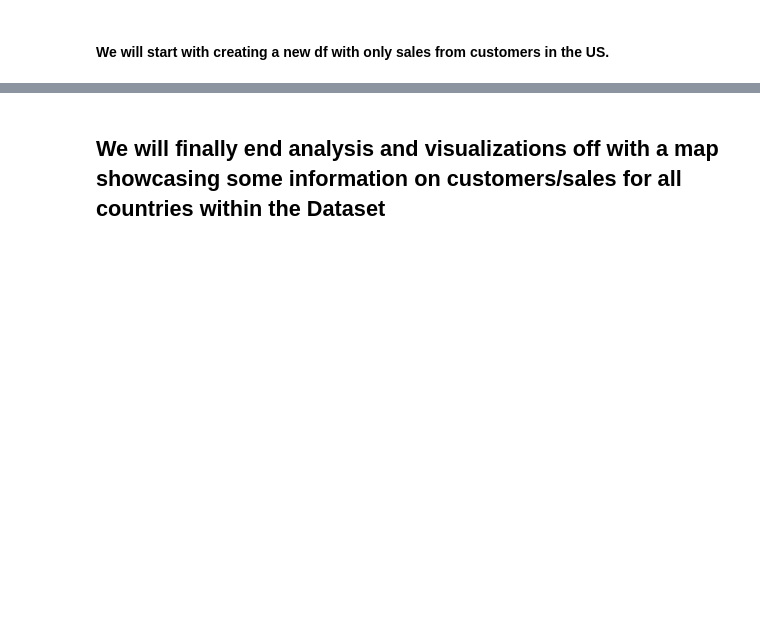
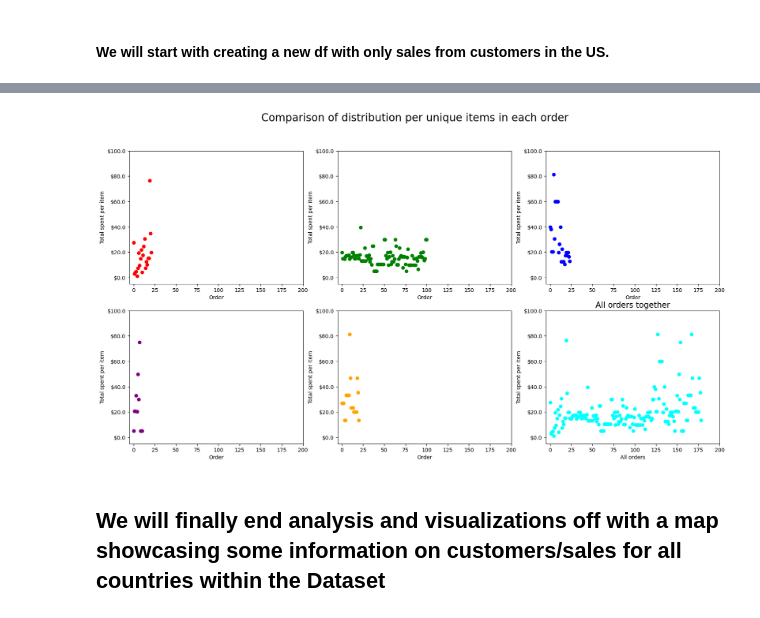
Before and after one commit to Adamb0lt/Shopping-analysis-visualization, a Jupyter notebook: online_retail_analysis.ipynb, the cells around one changed output, grey strips where cells are left out. Cells and saved outputs as stored; diff of their text form; code cells hidden in the pictures; blank space fills up the shorter version.

```diff
--- a/online_retail_analysis.ipynb
+++ b/online_retail_analysis.ipynb
@@ -243,35 +512,51 @@ us_order1['Total spent'].values
 # %%
 # TODO: Fix the automation I have set for the graphs
 #So this is a good first view of just how much was spent amongst the orders from customer(s) in the US.
 #We see that there is decent variability and but most orders are around the range of $500 dollars excluding the extremely large purchase of 1579 total
-#Next we want to see how the actual distribution of each unique item compares with each order
-fig, ((ax1, ax2, ax3), (ax4, ax5,_)) = plt.subplots(nrows=2, ncols=3, figsize=(20, 10))
+#Next we want to see how the actual distribution of each unique item compares with each order and all orders together
+fig, ((ax1, ax2, ax3), (ax4, ax5,ax6)) = plt.subplots(nrows=2, ncols=3, figsize=(20, 10))
 
 
 
 #The subplots and dataframes are in lists that will be used within a for loop
 graphs = [ax1,ax2,ax3,ax4,ax5]
 orders = [us_order1, us_order2, us_order3, us_order4, us_order5]
 colors=['red', 'green', 'blue', 'purple', 'orange']
 
 #for loop to create all the scatter plots for comparisons
 for graph, order,colour in zip(graphs, orders, colors):
     #common labels
     graph.set_xlabel('Order',fontsize=10)
     graph.set_ylabel('Total spent per item',fontsize=10)
 
 
     # Scatter plot
-    graph.axis([-2, 110, 0, 100])
+    graph.axis([-5, 200, -5, 100])
     graph.scatter(order.index.tolist(), order['Total spent'].values, color = colour)
 
     #adding dollar signs to the y ticks
     # Set the y-axis ticks with dollar signs
     y_ticks = graph.get_yticks()
     graph.set_yticklabels([f'${y}' for y in y_ticks])
 
+
+#last graph that includes all orders together
+ax6.set_xlabel('All orders',fontsize=10)
+ax6.set_ylabel('Total spent per item',fontsize=10)
+ax6.set_title('All orders together',fontsize = 15)
+
+# scatter plot
+ax6.axis([-5, 200, -5, 100])
+ax6.scatter(us_customers.reset_index(drop=True).index.tolist(), us_customers['Total spent'].values, color = 'cyan')
+
+#set y ticks again
+ax6_yticks = ax6.get_yticks()
+ax6.set_yticklabels(f'${a}' for a in ax6_yticks)
+
 #Figure titling and then displaying everything
-fig.suptitle("Comparison of distribution per unique items in each order", fontsize=15)
+fig.suptitle("Comparison of distribution per unique items in each order", fontsize=20)
 plt.show()
+# %% [output]
+[figure, added]
 # %% [markdown]
 ## We will finally end analysis and visualizations off with a map showcasing some information on customers/sales for all countries within the Dataset
```
Also changed, not shown: parts of 39 cells of this notebook.
